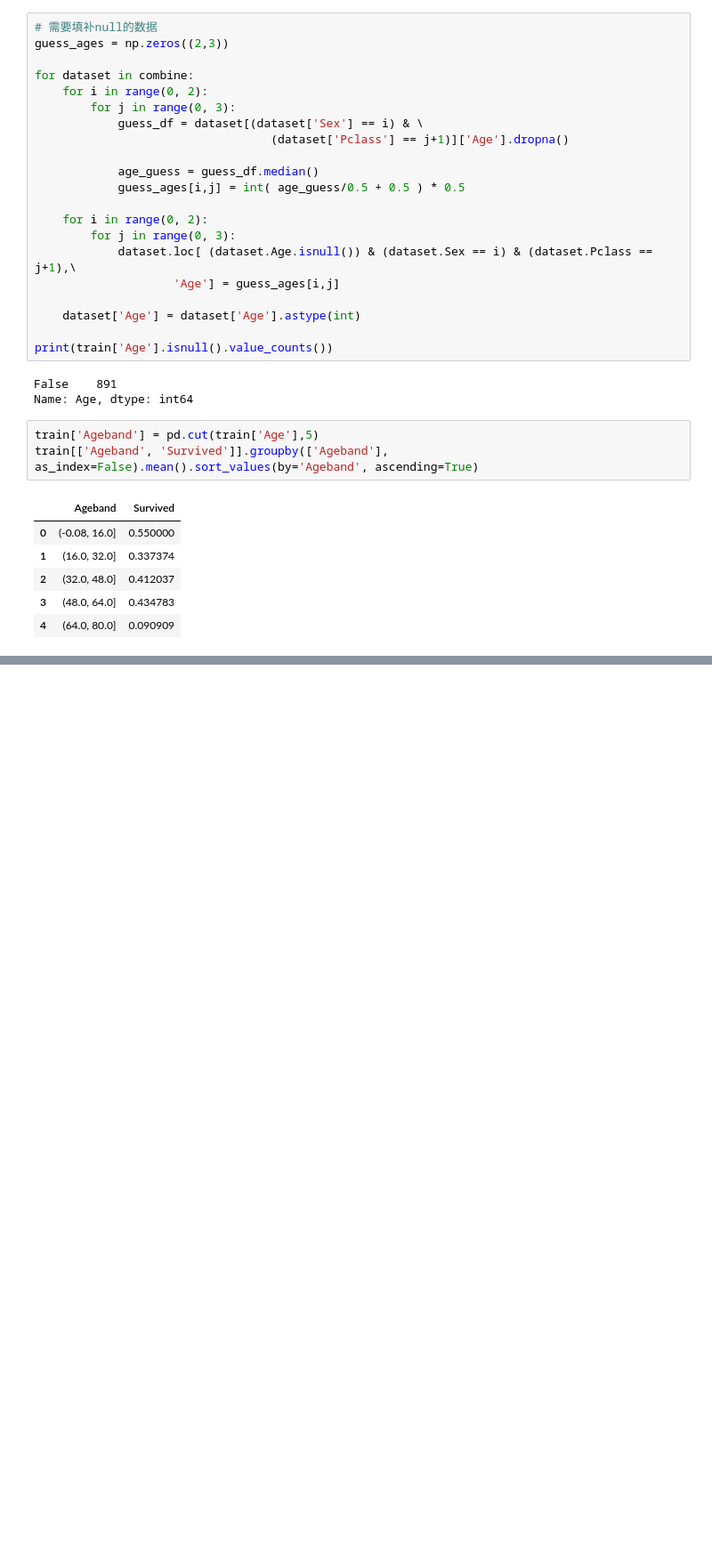
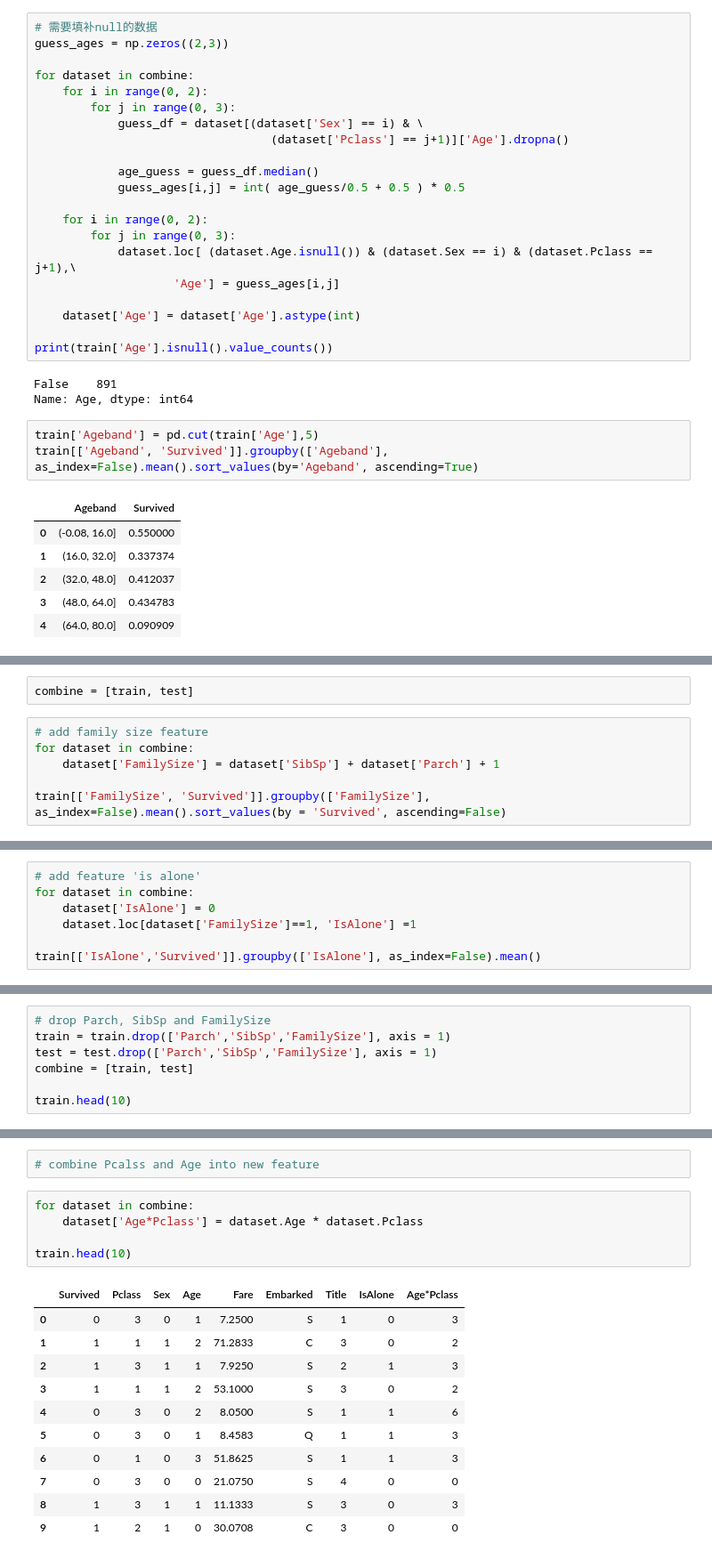
Before and after one commit to Z-JUNYE/kaggle, a Jupyter notebook: Titanic/Titanic1.ipynb, the cells around one changed output, grey strips where cells are left out. Shown at 89% size. Cells and saved outputs as stored; diff of their text form; blank space fills up the shorter version.

```diff
--- a/Titanic/Titanic1.ipynb
+++ b/Titanic/Titanic1.ipynb
@@ -350,0 +370,8 @@ train[['Ageband', 'Survived']].groupby(['Ageband'], as_index=False).mean().sort_
+# %%
+combine = [train, test]
+# %%
+# add family size feature
+for dataset in combine:
+    dataset['FamilySize'] = dataset['SibSp'] + dataset['Parch'] + 1
+
+train[['FamilySize', 'Survived']].groupby(['FamilySize'], as_index=False).mean().sort_values(by = 'Survived', ascending=False)
@@ -350,0 +389,7 @@ train[['Ageband', 'Survived']].groupby(['Ageband'], as_index=False).mean().sort_
+# %%
+# add feature 'is alone'
+for dataset in combine:
+    dataset['IsAlone'] = 0
+    dataset.loc[dataset['FamilySize']==1, 'IsAlone'] =1
+
+train[['IsAlone','Survived']].groupby(['IsAlone'], as_index=False).mean()
@@ -350,0 +400,7 @@ train[['Ageband', 'Survived']].groupby(['Ageband'], as_index=False).mean().sort_
+# %%
+# drop Parch, SibSp and FamilySize
+train = train.drop(['Parch','SibSp','FamilySize'], axis = 1)
+test = test.drop(['Parch','SibSp','FamilySize'], axis = 1)
+combine = [train, test]
+
+train.head(10)
@@ -350,0 +433,19 @@ train[['Ageband', 'Survived']].groupby(['Ageband'], as_index=False).mean().sort_
+# %%
+# combine Pcalss and Age into new feature
+# %%
+for dataset in combine:
+    dataset['Age*Pclass'] = dataset.Age * dataset.Pclass
+
+train.head(10)
+# %% [output]
+|  | Survived | Pclass | Sex | Age | Fare | Embarked | Title | IsAlone | Age*Pclass |
+| 0 | 0 | 3 | 0 | 1 | 7.2500 | S | 1 | 0 | 3 |
+| 1 | 1 | 1 | 1 | 2 | 71.2833 | C | 3 | 0 | 2 |
+| 2 | 1 | 3 | 1 | 1 | 7.9250 | S | 2 | 1 | 3 |
+| 3 | 1 | 1 | 1 | 2 | 53.1000 | S | 3 | 0 | 2 |
+| 4 | 0 | 3 | 0 | 2 | 8.0500 | S | 1 | 1 | 6 |
+| 5 | 0 | 3 | 0 | 1 | 8.4583 | Q | 1 | 1 | 3 |
+| 6 | 0 | 1 | 0 | 3 | 51.8625 | S | 1 | 1 | 3 |
+| 7 | 0 | 3 | 0 | 0 | 21.0750 | S | 4 | 0 | 0 |
+| 8 | 1 | 3 | 1 | 1 | 11.1333 | S | 3 | 0 | 3 |
+| 9 | 1 | 2 | 1 | 0 | 30.0708 | C | 3 | 0 | 0 |
```
Also changed, not shown: parts of 11 cells of this notebook.
